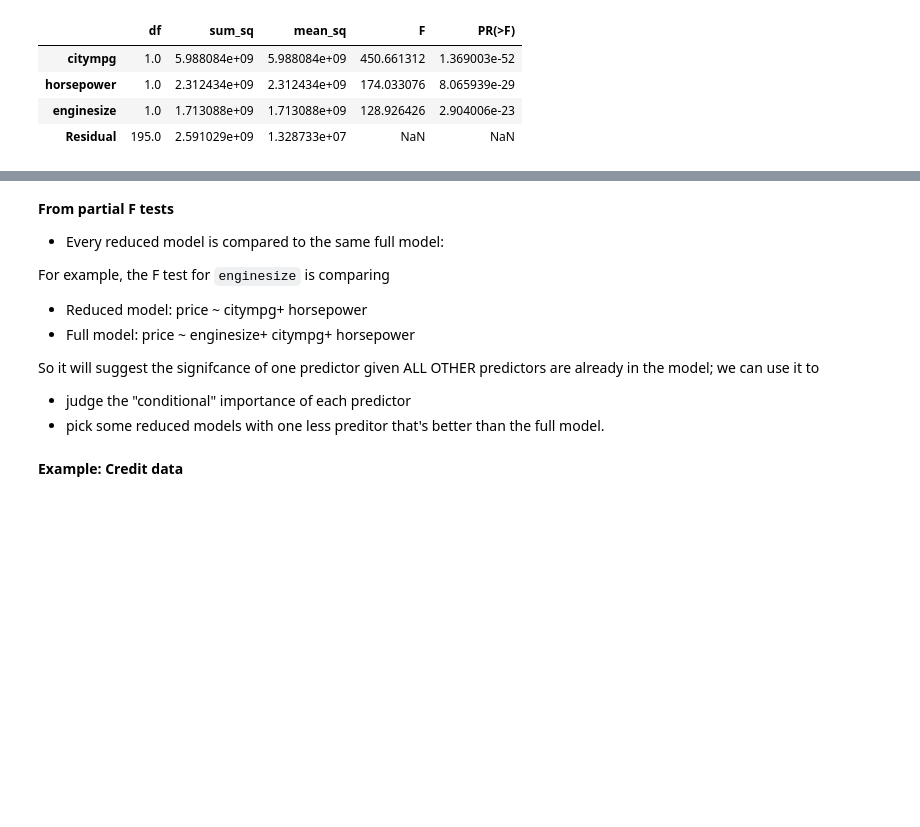
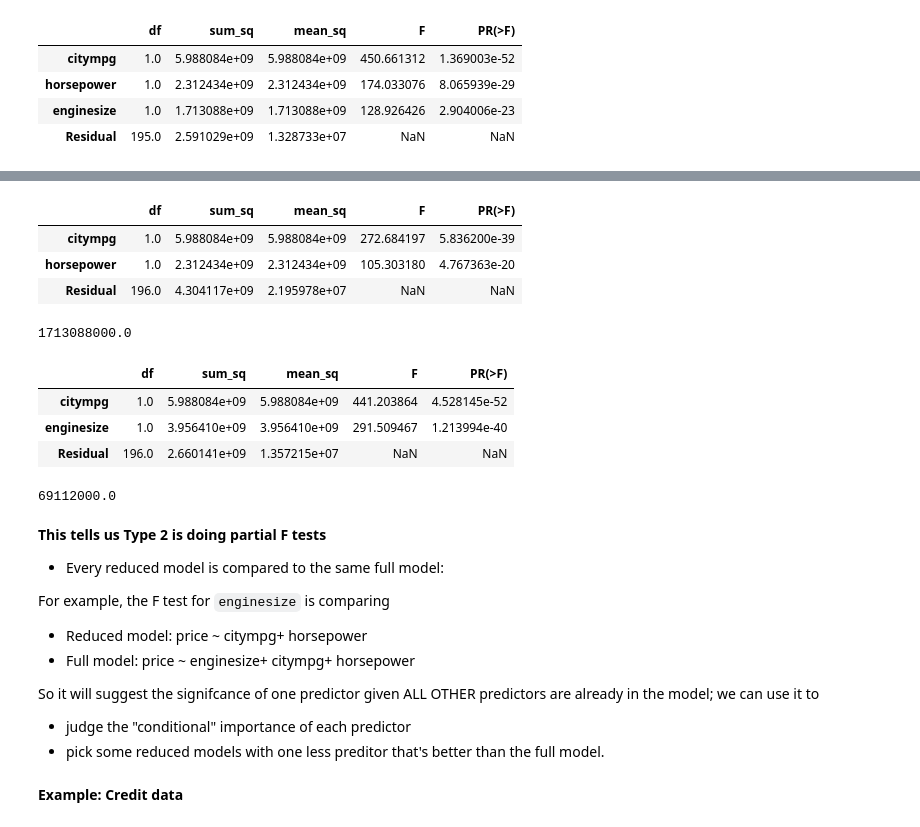
Before and after one commit to codycarroll/regression_f24, a Jupyter notebook: Code/MLR_model fitting and testing.ipynb, the cells around one changed output, grey strips where cells are left out. Saved outputs shown, nothing was run; the diff lists cells and outputs as text; code cells hidden in the pictures; blank space fills up the shorter version.

```diff
--- a/Code/MLR_model fitting and testing.ipynb
+++ b/Code/MLR_model fitting and testing.ipynb
@@ -223,5 +226,29 @@ sm.stats.anova_lm(reg, type=2)
+# %%
+reg_reduced_noengine = smf.ols('price~citympg+horsepower',data=carsnew).fit()
+sm.stats.anova_lm(reg_reduced_noengine, type=2)
+# %% [output]
+|  | df | sum_sq | mean_sq | F | PR(>F) |
+| citympg | 1.0 | 5.988084e+09 | 5.988084e+09 | 272.684197 | 5.836200e-39 |
+| horsepower | 1.0 | 2.312434e+09 | 2.312434e+09 | 105.303180 | 4.767363e-20 |
+| Residual | 196.0 | 4.304117e+09 | 2.195978e+07 | NaN | NaN |
+# %%
+4.304117e+09 - 2.591029e+09 #enginesize	1.713088e+09
+# %% [output]
+1713088000.0
+# %%
+reg_reduced_nohorse = smf.ols('price~citympg+enginesize',data=carsnew).fit()
+sm.stats.anova_lm(reg_reduced_nohorse, type=2)
+# %% [output]
+|  | df | sum_sq | mean_sq | F | PR(>F) |
+| citympg | 1.0 | 5.988084e+09 | 5.988084e+09 | 441.203864 | 4.528145e-52 |
+| enginesize | 1.0 | 3.956410e+09 | 3.956410e+09 | 291.509467 | 1.213994e-40 |
+| Residual | 196.0 | 2.660141e+09 | 1.357215e+07 | NaN | NaN |
+# %%
+2.660141e+09 - 2.591029e+09  #horsepower	~6.911228e+07
+# %% [output]
+69112000.0
 # %% [markdown]
-<b> From partial F tests </b>
+<b>This tells us Type 2 is doing partial F tests </b>
 
 - Every reduced model is compared to the same full model:
 
```
Also changed, not shown: parts of 28 cells of this notebook, 1 other file.
